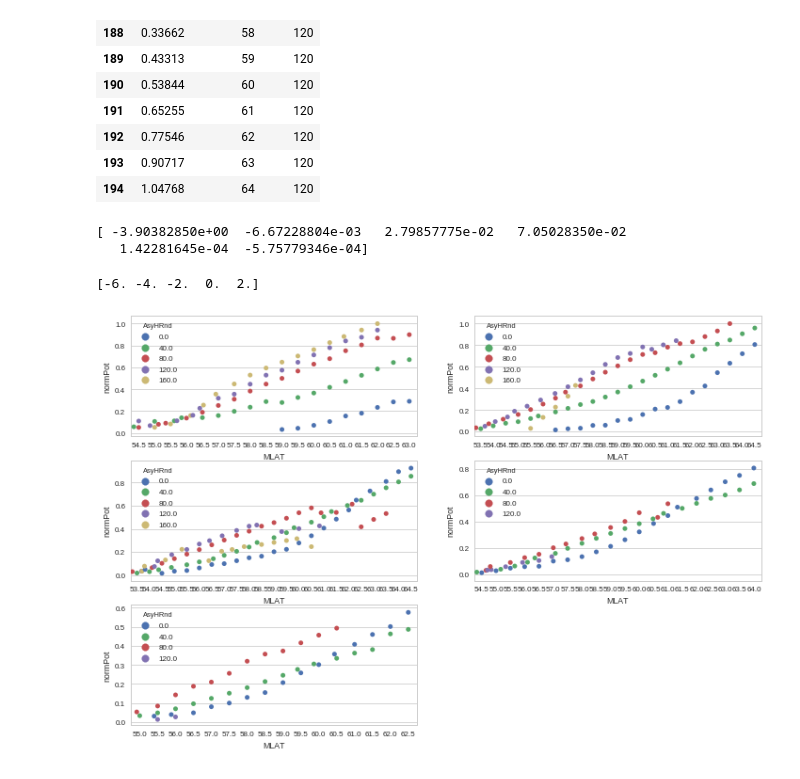
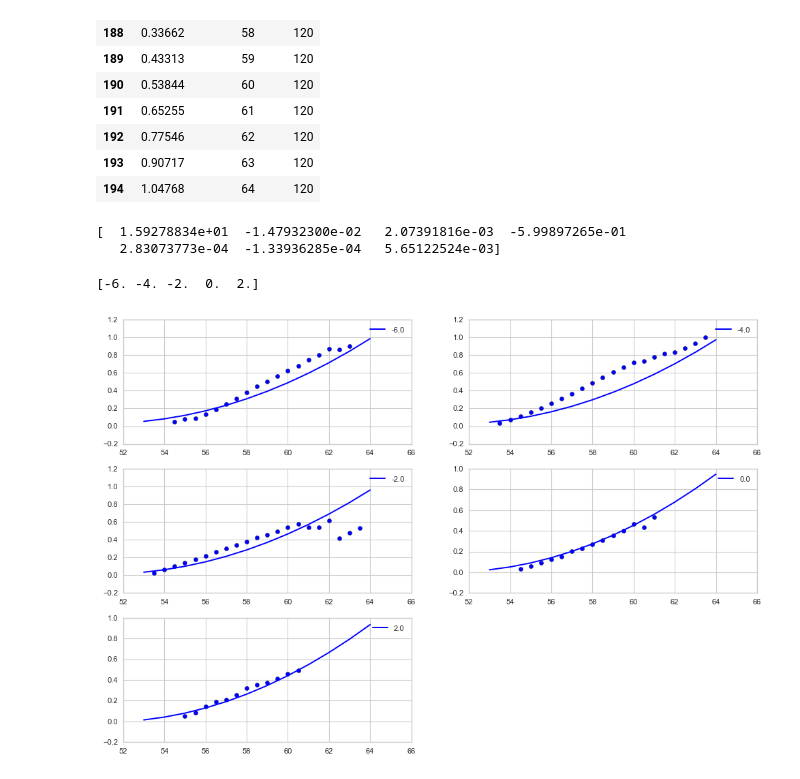
Before and after one commit to bharatreddy/indsvels, a Jupyter notebook: ipy/model-potentials.ipynb, the cells around one changed output. Cells and saved outputs as stored; diff of their text form; code cells hidden in the pictures.

Commit message:
potential mlat test

```diff
--- a/ipy/model-potentials.ipynb
+++ b/ipy/model-potentials.ipynb
@@ -500,11 +499,11 @@ testMLATPotDF[ testMLATPotDF["predAsy"] == 120. ][ ["predPot", "predMLAT", "pred
 # fit a polynomial function!
 def mlat_mlt_fit_func((mlat, normMLT, asy),\
             c0_a, c0_b, c0_c, c1_a,\
-            c1_b, c1_c):
+            c1_b, c1_c, c2):
     c0 = c0_a + c0_b * asy + c0_c*normMLT
     c1 = c1_a + c1_b * asy + c1_c*normMLT
 #     c2 = c2_a + c2_b * asy
-    return c0 + c1*mlat #+ c2*numpy.square(mlat)
+    return c0 + c1*mlat + c2*numpy.square(mlat)
 # %%
 mlatMLTPotDF = potDF[ ["AsyHRnd", "normMLT", "normPot", "MLAT"]\
                 ].groupby( ["AsyHRnd", "normMLT", "MLAT"] \
@@ -513,7 +512,7 @@ mlatMLTPotDF = potDF[ ["AsyHRnd", "normMLT", "normPot", "MLAT"]\
 poptMlatMLTPot, pcovMlatMLTPot = curve_fit(mlat_mlt_fit_func,\
                                (mlatMLTPotDF['MLAT'].T,\
                                 mlatMLTPotDF['normMLT'].T, mlatMLTPotDF['AsyHRnd'].T),\
-                               mlatMLTPotDF['normPot'], p0=(1., 1., 1., 1., 1., 1.))
+                               mlatMLTPotDF['normPot'], p0=(1., 1., 1., 1., 1., 1., 1.))
 
 print poptMlatMLTPot
 # poptMlatMLTPot = [ round(x,5) for x in poptMlatMLTPot ]
@@ -542,31 +541,38 @@ predMlatMLTPotDF = pandas.DataFrame({
                 "predNormMlt" : predNormMltArr
                 })
 # %% [output]
-[ -3.90382850e+00  -6.67228804e-03   2.79857775e-02   7.05028350e-02
-   1.42281645e-04  -5.75779346e-04]
+[  1.59278834e+01  -1.47932300e-02   2.07391816e-03  -5.99897265e-01
+   2.83073773e-04  -1.33936285e-04   5.65122524e-03]
 # %%
 # f = plt.figure(figsize=(12, 8))
 # ax = f.add_subplot(1,1,1)
 
 # sns.swarmplot(x="MLAT", y="normPot", hue="AsyHRnd", data=mlatMLTPotDF[ mlatMLTPotDF["normMLT"] == -2 ],ax=ax)
 normMLTList = potDF["normMLT"].unique()[1::2]
 print normMLTList
 f = plt.figure(figsize=(12, 8))
 ax = []
 ax.append( f.add_subplot(3,2,1) )
 ax.append( f.add_subplot(3,2,2) )
 ax.append( f.add_subplot(3,2,3) )
 ax.append( f.add_subplot(3,2,4) )
 ax.append( f.add_subplot(3,2,5) )
+selAsy = 80.
 for mind, currMLT in enumerate(normMLTList):
-    subDF = mlatMLTPotDF[ (mlatMLTPotDF["normMLT"] == currMLT) ]
-#     subDF.plot( x='MLAT',
-#                   y='normPot', c= 'r',ax=ax[mind], kind="scatter", label=str(currMLT))
-    sns.swarmplot(x="MLAT", y="normPot", hue="AsyHRnd", data=subDF,ax=ax[mind])
-#     ax[mind].set_xlim( [50,65] )
+    subDF1 = mlatMLTPotDF[ (mlatMLTPotDF["normMLT"] == currMLT)&\
+                              (mlatMLTPotDF["AsyHRnd"] == selAsy) ]
+
+    subDF2a = predMlatMLTPotDF[ (predMlatMLTPotDF["predNormMlt"] == currMLT) &\
+                              (predMlatMLTPotDF["predAsy"] == selAsy) ]
+    ax[mind].plot( subDF2a["predMLAT"].values, subDF2a["predPot"].values, c="b",label=str(currMLT) )
+    ax[mind].scatter( subDF1["MLAT"].values, subDF1["normPot"].values, c="b" )
+    ax[mind].legend()
+#     sns.swarmplot(x="MLAT", y="normPot", hue="AsyHRnd", data=subDF,ax=ax[mind])
+#     ax[mind].set_xlim( [52, 65] )
+#     ax[mind].set_ylim( [0,1] )
 # %% [output]
 [-6. -4. -2.  0.  2.]
-[figure, old version]
+[figure, new version]
 # %%
 normMLTList = predMlatMLTPotDF["predNormMlt"].unique()[1::2]
 print normMLTList
```
Also changed, not shown: parts of 6 cells of this notebook, 2 other files.
